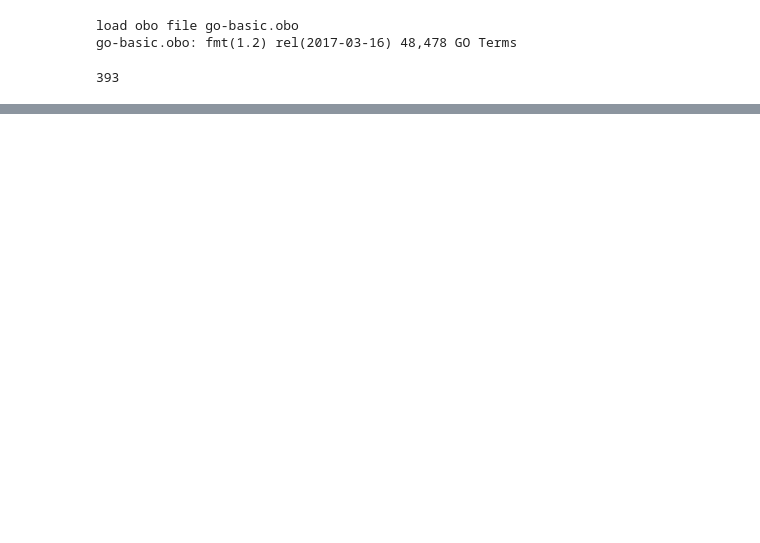
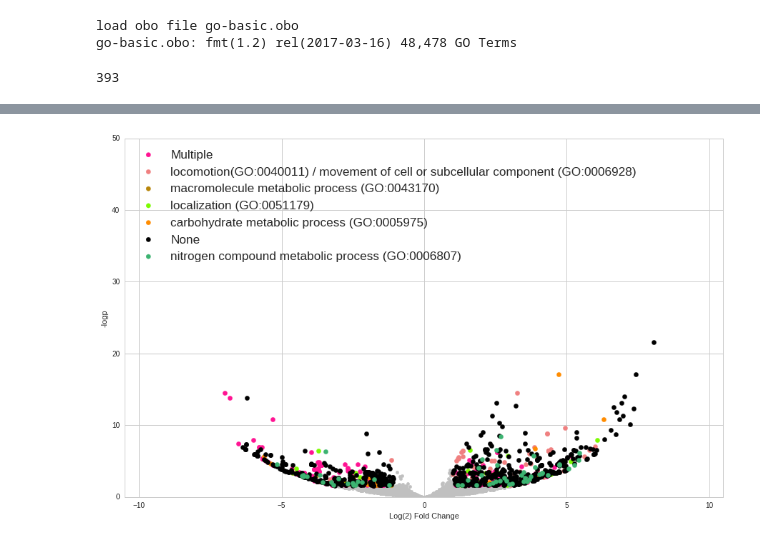
Before and after one commit to fagan2888/CM7_CM1E2d56col_unenr123_rawextract_2017, a Jupyter notebook: scripts/colored_volcano.ipynb, the cells around one changed output, grey strips where cells are left out. Saved outputs shown, nothing was run; the diff lists cells and outputs as text; code cells hidden in the pictures; blank space fills up the shorter version.

```diff
--- a/scripts/colored_volcano.ipynb
+++ b/scripts/colored_volcano.ipynb
@@ -150,0 +147,11 @@ adjust_text(texts, arrowprops=dict(arrowstyle="-", color='k', lw=0.5))
+# %%
+df = pd.read_csv(os.path.join(BASE,"Rag_WT_results_named_annot.csv"), index_col=0)
+df = df[~df.human_mouse]
+df['-logp'] = -1*np.log(df.padj)
+df['group'] = df.go.apply(get_go_group)
+df['color'] = df.group.apply(group_colors.get)
+df_sig = df[(df.padj<=0.2) & (abs(df.log2FoldChange) >= 1)]
+df_insig = df[~((df.padj<=0.2) & (abs(df.log2FoldChange) >= 1))]
+plot(df_sig, df_insig)
+# %% [output]
+[figure, added]
```
Also changed, not shown: parts of 13 cells of this notebook, 1 other file.
